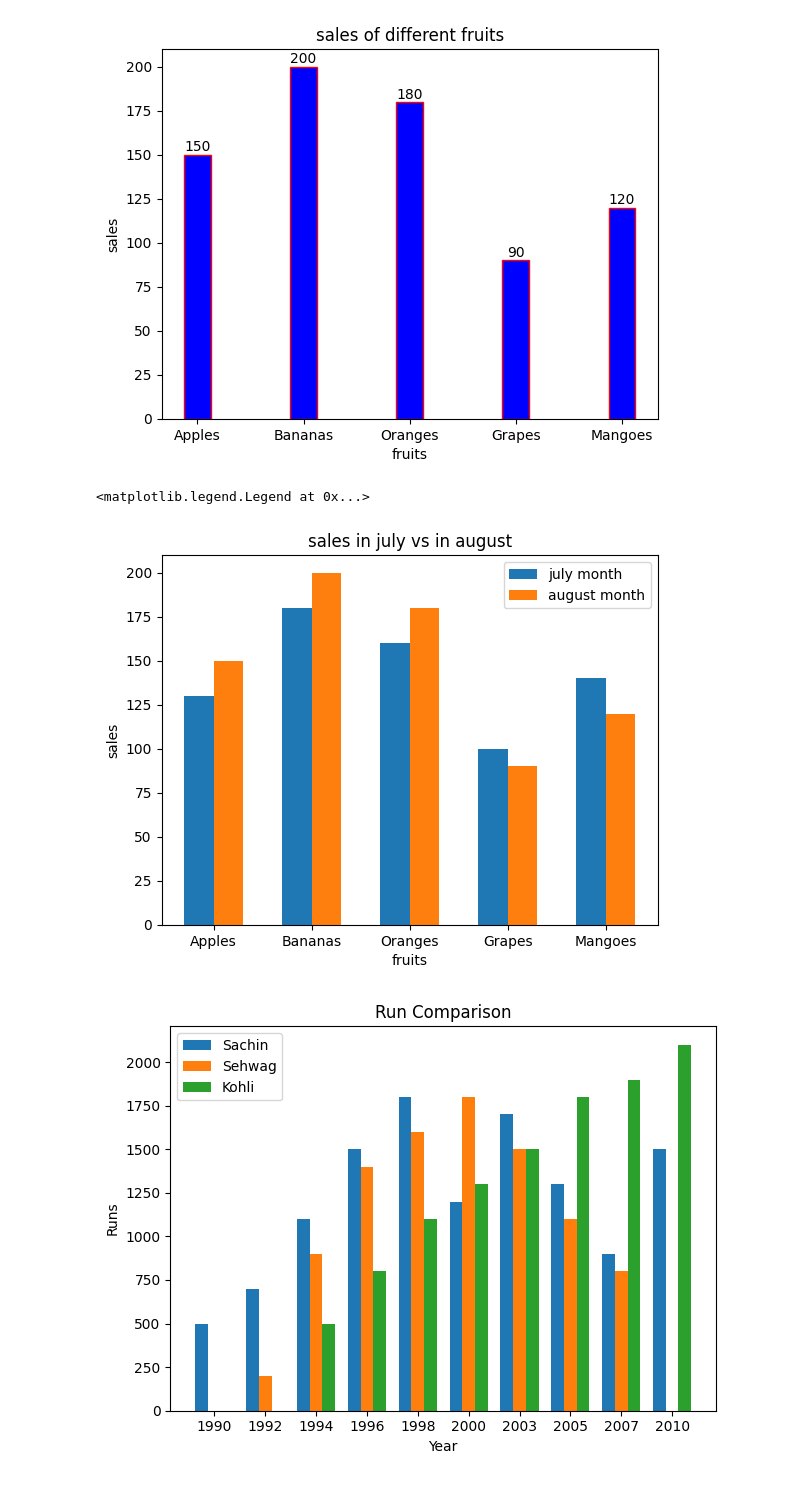
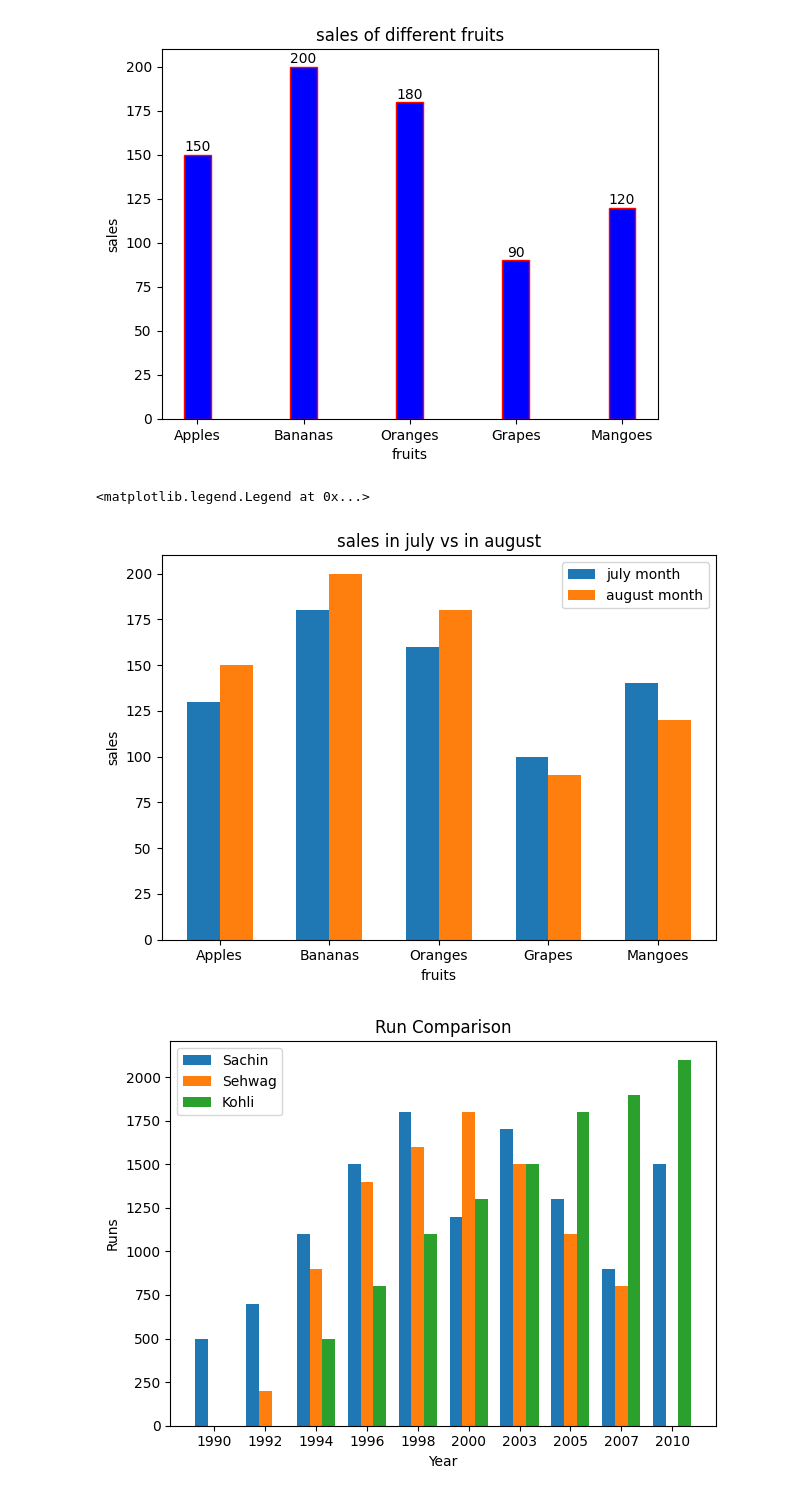
Before and after one commit to karanbir0008/Matplotlib-Practice, a Jupyter notebook: bar graph.ipynb, the cells around one changed output. Cells and saved outputs as stored; diff of their text form; code cells hidden in the pictures.

```diff
--- a/bar graph.ipynb
+++ b/bar graph.ipynb
@@ -17,24 +17,25 @@ for i in range(len(products)):
 # %%
 products = ['Apples', 'Bananas', 'Oranges', 'Grapes', 'Mangoes']
 july_sales = [130, 180, 160, 100, 140]
 august_sales = [150, 200, 180, 90, 120]
 
 import numpy as np
 x = np.arange(len(products))
 bar_width = 0.3
 
-plt.bar(x-bar_height/2,july_sales,label = "july month",height = 0.3)
+plt.bar(x-bar_width/2,july_sales,label = "july month",width = 0.3)
 plt.bar(x+bar_width/2,august_sales,label = "august month",width =0.3)
 plt.xlabel("fruits")
 plt.ylabel("sales")
 plt.title("sales in july vs in august")
 
 
 plt.xticks(x,products)
+plt.tight_layout()
 plt.legend()
 # %% [output]
 <matplotlib.legend.Legend at 0x...>
-[figure, old version]
+[figure, new version]
 # %%
 import numpy as np
 years = [1990, 1992, 1994, 1996, 1998, 2000, 2003, 2005, 2007, 2010]
```
Also changed, not shown: 2 other files.
